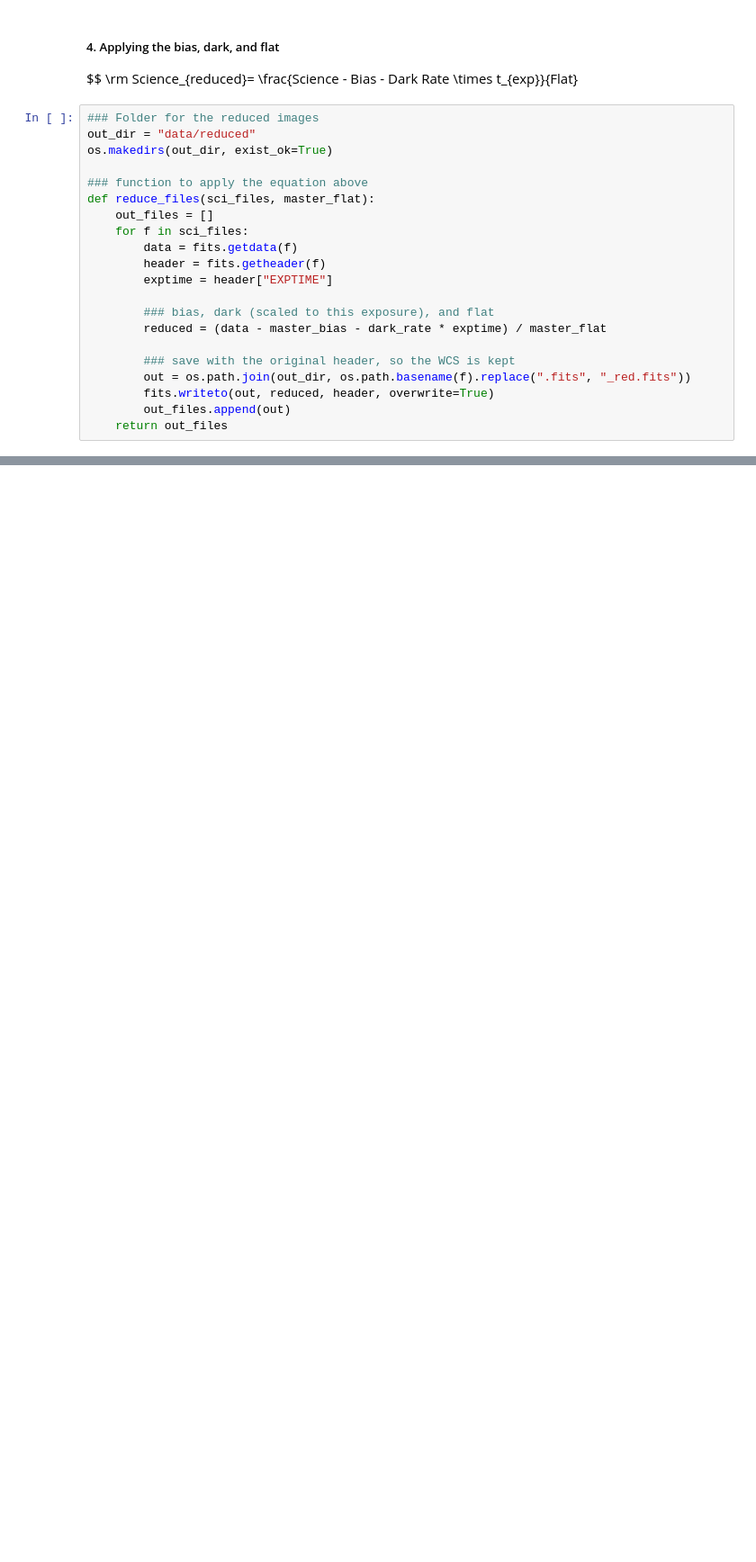
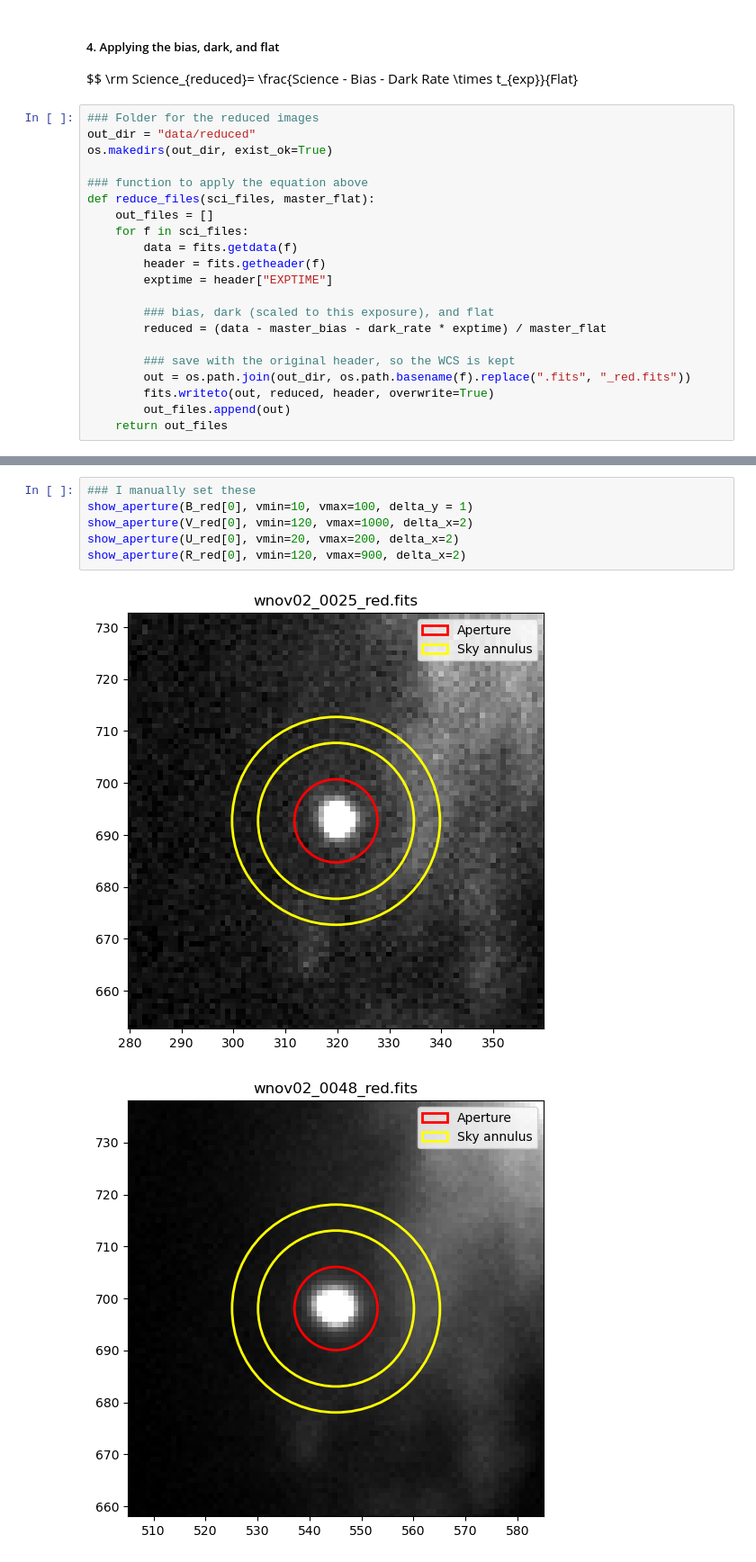
Before and after one commit to AaKavan/ASTR302_SLASH, a Jupyter notebook: nov_data_processing.ipynb, the cells around one changed output, grey strips where cells are left out. Shown at 90% size. Cells and saved outputs as stored; diff of their text form; blank space fills up the shorter version.

```diff
--- a/nov_data_processing.ipynb
+++ b/nov_data_processing.ipynb
@@ -353,0 +447,9 @@ plt.show()
+# %%
+### I manually set these
+show_aperture(B_red[0], vmin=10, vmax=100, delta_y = 1)
+show_aperture(V_red[0], vmin=120, vmax=1000, delta_x=2)
+show_aperture(U_red[0], vmin=20, vmax=200, delta_x=2)
+show_aperture(R_red[0], vmin=120, vmax=900, delta_x=2)
+# %% [output]
+[figure, added]
+[figure, added]
```
Also changed, not shown: parts of 12 cells of this notebook.
